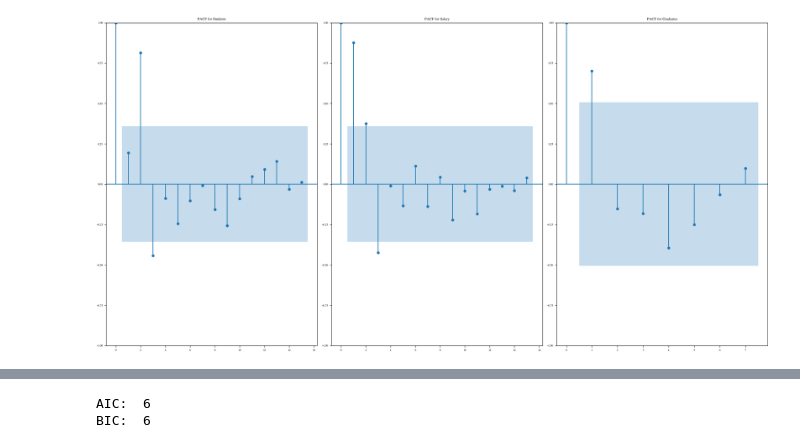
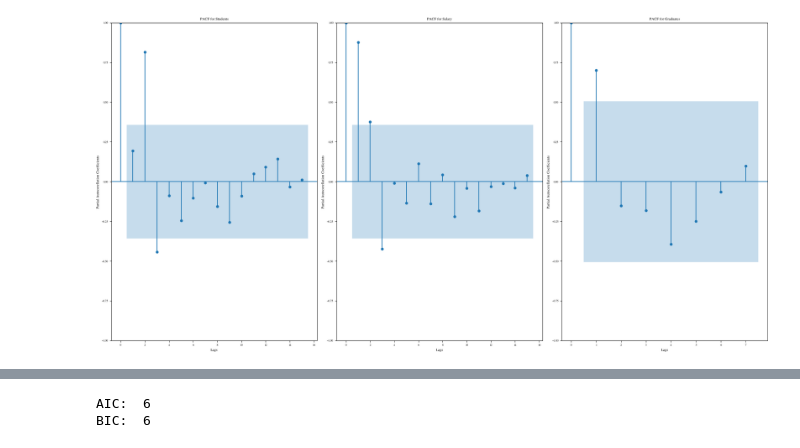
Before and after one commit to mxs01/AnalysingStudentDevelopment, a Jupyter notebook: exp/exp_06_optimizeHyperparamter.ipynb, the cells around one changed output, grey strips where cells are left out. Cells and saved outputs as stored; diff of their text form; code cells hidden in the pictures.

```diff
--- a/exp/exp_06_optimizeHyperparamter.ipynb
+++ b/exp/exp_06_optimizeHyperparamter.ipynb
@@ -41,14 +46,22 @@ completeDataDF = pd.DataFrame(data, index = YEARS[3:-4], columns = ['students',
 plt.rcParams.update(bundles.icml2022(column="half", nrows=1, ncols=1, usetex=False))
 # %%
 fig, ax = plt.subplots(figsize=(20,10), ncols=3, nrows=1)
+
+ax[0].set_xlabel("Lags")
+ax[0].set_ylabel("Partial Autocorellation Coefficients")
+
+ax[1].set_xlabel("Lags")
+ax[1].set_ylabel("Partial Autocorellation Coefficients")
+
+ax[2].set_xlabel("Lags")
+ax[2].set_ylabel("Partial Autocorellation Coefficients")
 
 plot_pacf(totalStudents, title='PACF for Students', ax=ax[0]);
 
 plot_pacf(inflationAdjustedGrossSalary, title='PACF for Salary', ax=ax[1]);
 
 plot_pacf(graduatesInBW, title='PACF for Graduates', ax=ax[2]);
 
-
 fig.savefig(os.path.join(FIG_DIR, "PACF_plots_for_students_salary_graduates.pdf"))
 # %% [output]
-[figure, old version]
+[figure, new version]
```
Also changed, not shown: parts of 21 cells of this notebook, 7 other files.
